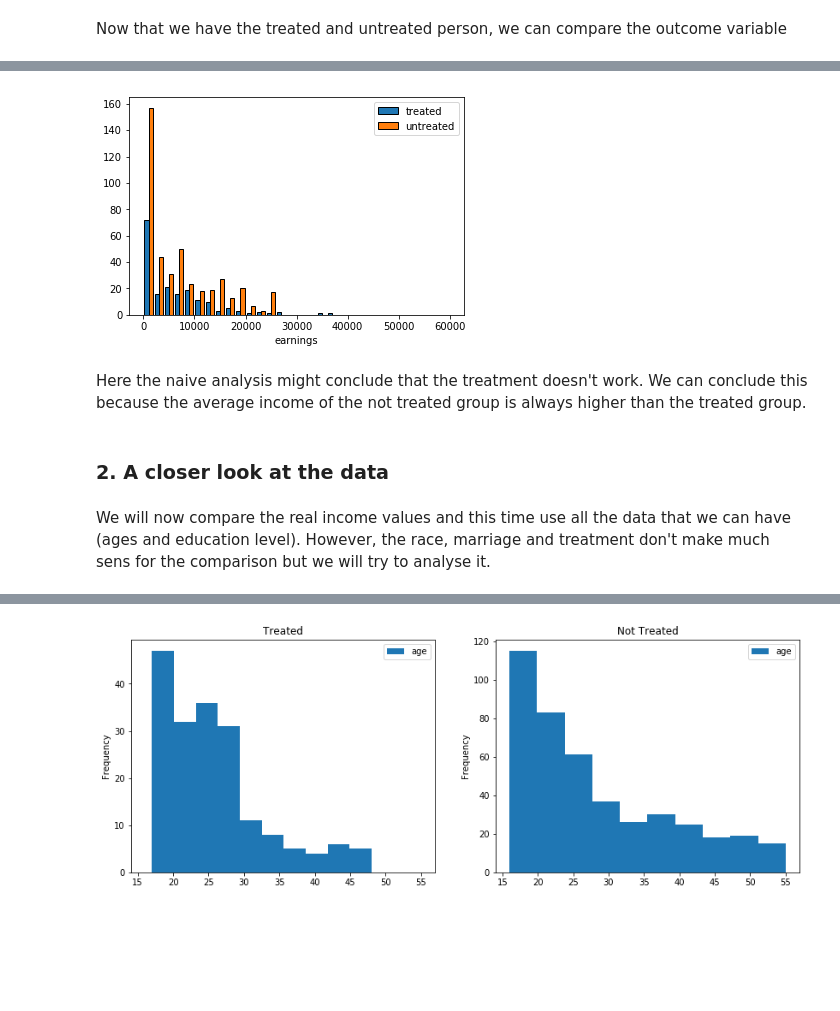
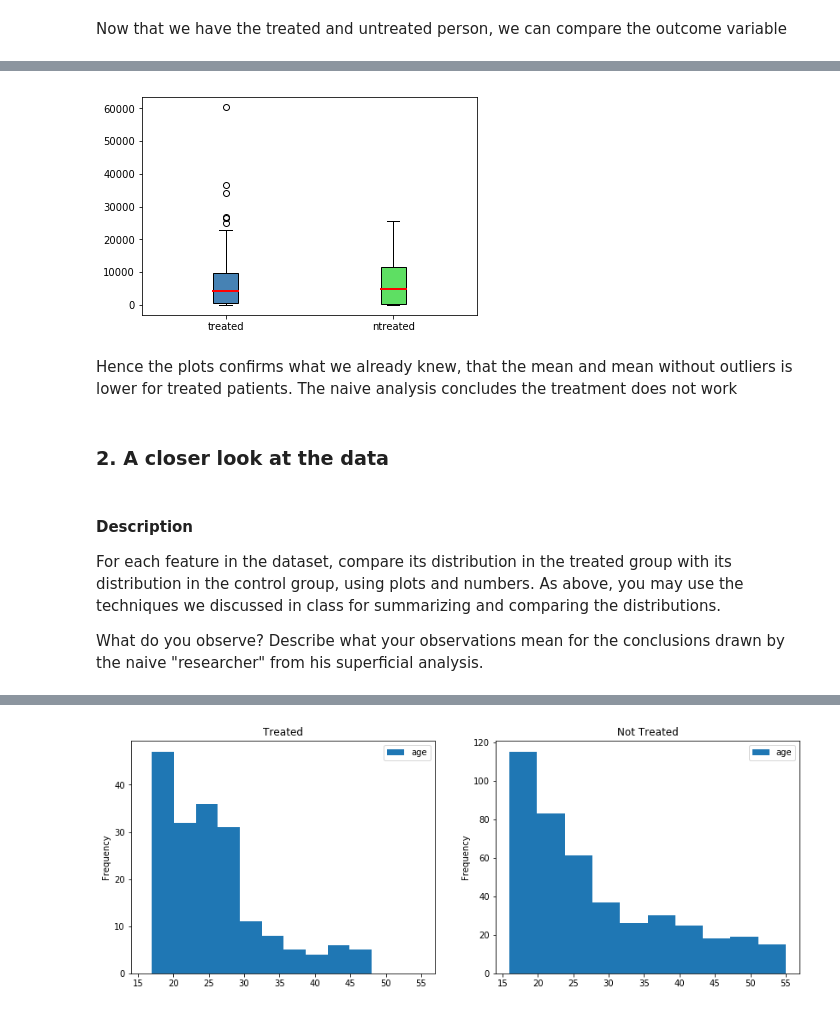
Before and after one commit to IsaacLeimgruber/ADA_labs_repo, a Jupyter notebook: 04 - Applied ML/HW04_Kevin.ipynb, the cells around one changed output, grey strips where cells are left out. Drawn from its saved outputs; the diff is of its cells as text; code cells hidden in the pictures; blank space fills up the shorter version.

```diff
--- a/04 - Applied ML/HW04_Kevin.ipynb
+++ b/04 - Applied ML/HW04_Kevin.ipynb
@@ -129,10 +93,29 @@ make_comparative_histogram(treated_df, ntreated_df, 're75', bins_, 'earnings', [
+# %%
+def make_boxplot(df1, df2, column, labels,  fill_colors):
+    serie1 = get_column_serie(df1, column)
+    serie2 = get_column_serie(df2, column)
+    data = [serie1, serie2]
+    fig, ax = plt.subplots()
+
+    bp = ax.boxplot(data, patch_artist = True)
+    for elem in ['boxes', 'caps']:
+        plt.setp(bp[elem], color='black')
+    for m in bp['medians']:
+        m.set(color='red', linewidth=2)
+    for idx, b in enumerate(bp['boxes']):
+        b.set(facecolor = fill_colors[idx])
+
+    ax.set_xticklabels(labels)
 # %%
-make_comparative_histogram(treated_df, ntreated_df, 're78', bins_, 'earnings', ['treated', 'untreated'])
+make_boxplot(treated_df, ntreated_df, 're78', ['treated', 'ntreated'], ['steelblue', '#5EDF63'])
 # %% [output]
-[figure, old version]
+[figure, new version]
-# %% [markdown]
-Here the naive analysis might conclude that the treatment doesn't work. We can conclude this because the average income of the not treated group is always higher than the treated group.
+# %% [markdown]
+Hence the plots confirms what we already knew, that the mean and mean without outliers is lower for treated patients. The naive analysis concludes the treatment does not work
 # %% [markdown]
 ### 2. A closer look at the data
-# %% [markdown]
-We will now compare the real income values and this time use all the data that we can have (ages and education level). However, the race, marriage and treatment don't make much sens for the comparison but we will try to analyse it.
+# %% [markdown]
+#### Description
+For each feature in the dataset, compare its distribution in the treated group with its distribution in the control group, using plots and numbers. As above, you may use the techniques we discussed in class for summarizing and comparing the distributions.
+
+What do you observe? Describe what your observations mean for the conclusions drawn by the naive "researcher" from his superficial analysis.
```
Also changed, not shown: parts of 63 cells of this notebook.
